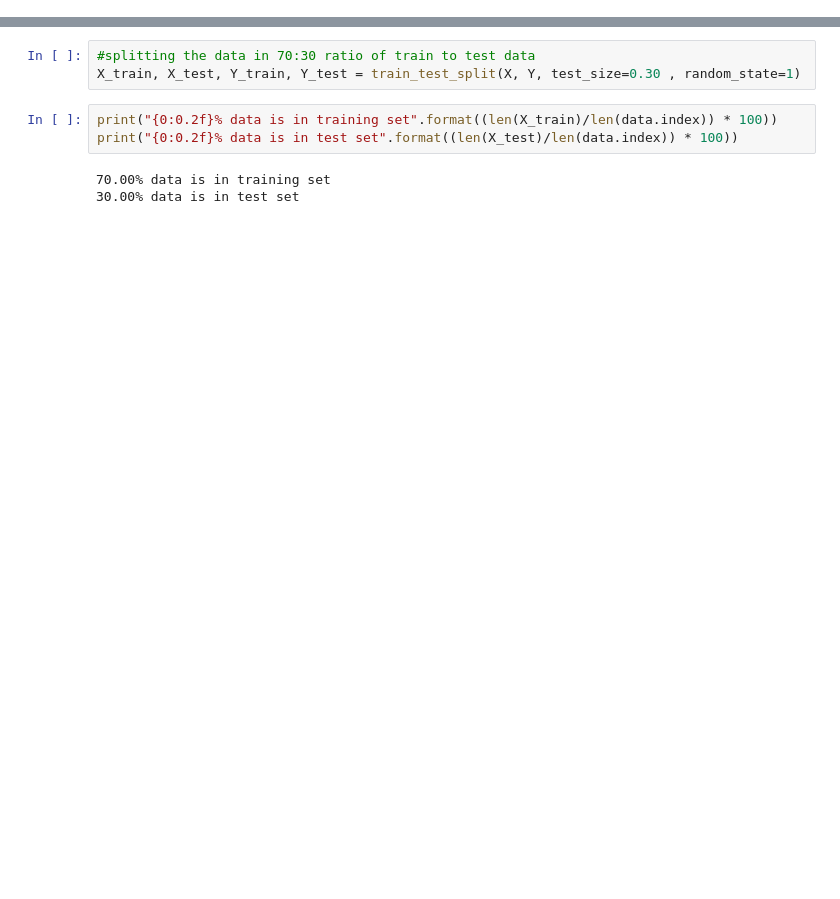
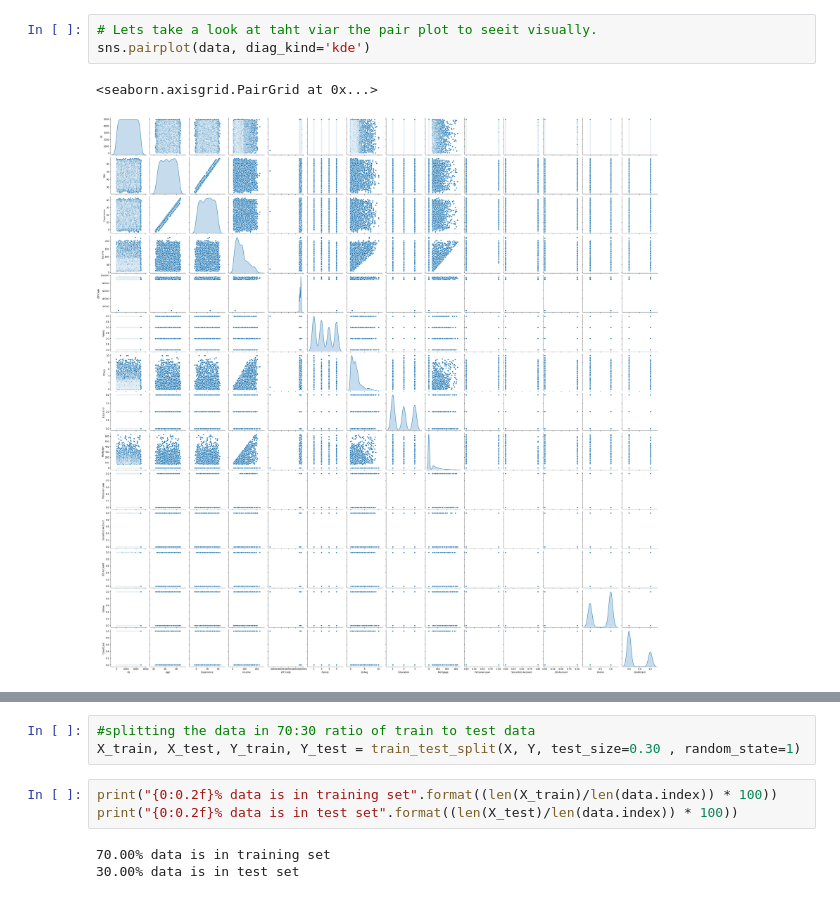
Before and after one commit to tewks18/AIMLClass, a Jupyter notebook: Project 2/Tewksbury Project 2.ipynb, the cells around one changed output, grey strips where cells are left out. Saved outputs shown, nothing was run; the diff lists cells and outputs as text; blank space fills up the shorter version.

```diff
--- a/Project 2/Tewksbury Project 2.ipynb
+++ b/Project 2/Tewksbury Project 2.ipynb
@@ -249,0 +190,6 @@ X = data.drop(columns = {'Approved'})
+# %%
+# Lets take a look at taht viar the pair plot to seeit visually.
+sns.pairplot(data, diag_kind='kde')
+# %% [output]
+<seaborn.axisgrid.PairGrid at 0x...>
+[figure, added]
```
Also changed, not shown: parts of 79 cells of this notebook, 1 other file.
